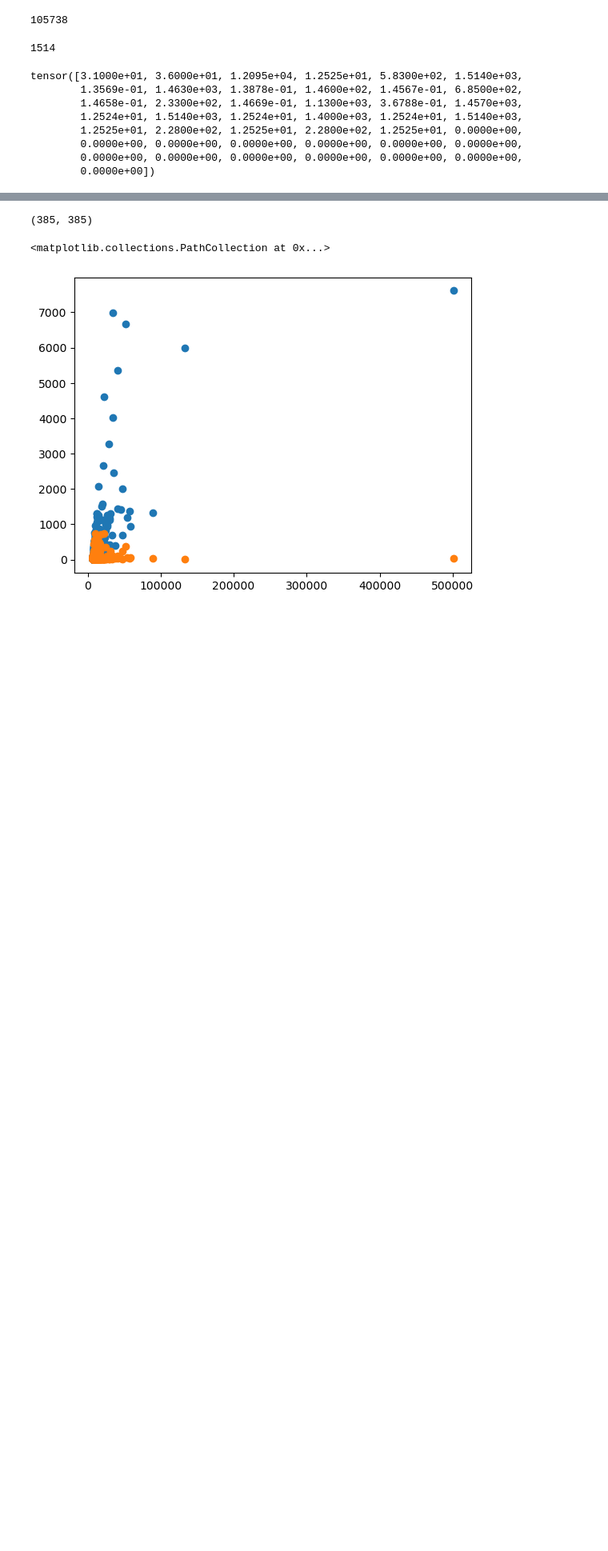
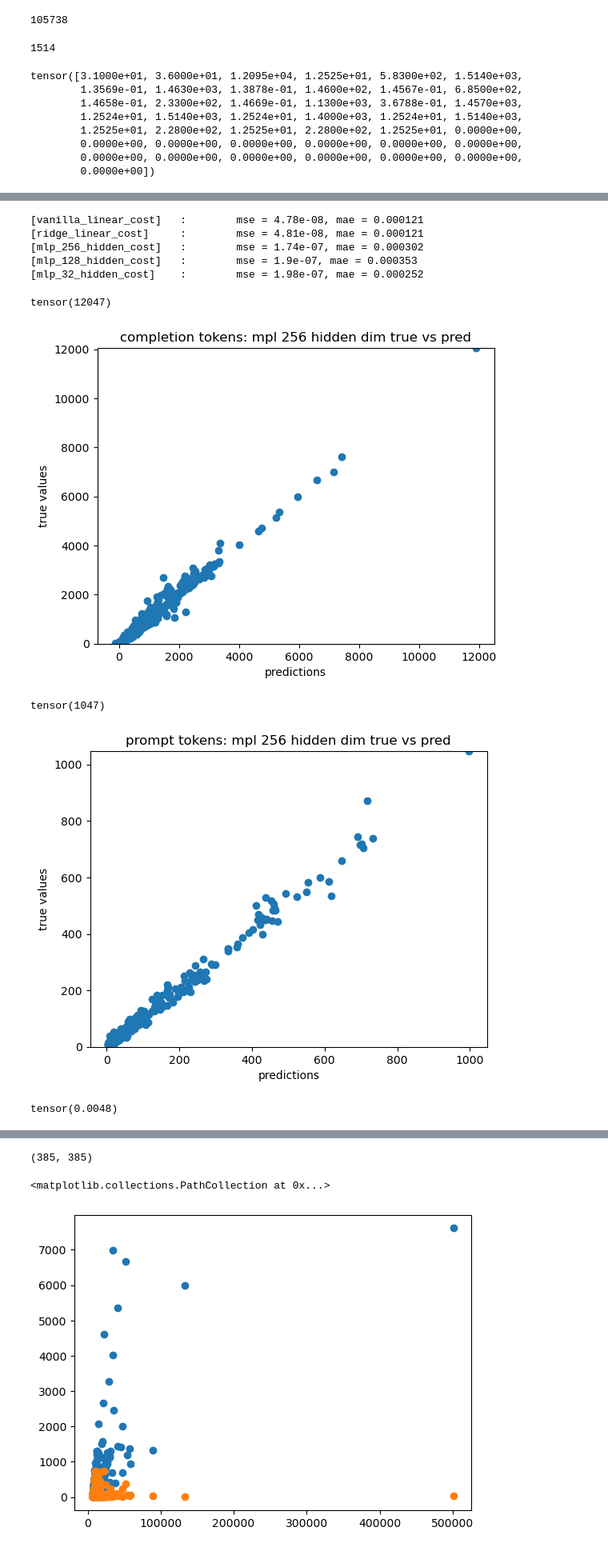
Before and after one commit to noise-course/course-project-zroe1, a Jupyter notebook: main.ipynb, the cells around one changed output, grey strips where cells are left out. Shown at 80% size. Saved outputs shown, nothing was run; the diff lists cells and outputs as text; code cells hidden in the pictures; blank space fills up the shorter version.

Commit message:
trained models

```diff
--- a/main.ipynb
+++ b/main.ipynb
@@ -462,0 +537,16 @@ plt.show()
+# %%
+prompt_models = dict()
+
+prompt_models['vanilla_linear_prompt'] = train_linear(train_x, prompt_y)
+prompt_models['ridge_linear_prompt'] = train_ridge(train_x, prompt_y)
+prompt_models['mlp_256_hidden_prompt'] = trian_mlp(256, train_x, prompt_y)
+prompt_models['mlp_128_hidden_prompt'] = trian_mlp(128, train_x, prompt_y)
+prompt_models['mlp_32_hidden_prompt'] = trian_mlp(32, train_x, prompt_y)
+# %%
+cost_models = dict()
+
+cost_models['vanilla_linear_cost'] = train_linear(train_x, costs_y)
+cost_models['ridge_linear_cost'] = train_ridge(train_x, costs_y)
+cost_models['mlp_256_hidden_cost'] = trian_mlp(256, train_x, costs_y, lr=10.0)
+cost_models['mlp_128_hidden_cost'] = trian_mlp(128, train_x, costs_y, lr=10.0)
+cost_models['mlp_32_hidden_cost'] = trian_mlp(32, train_x, costs_y, lr=10.0)
@@ -462,0 +585,36 @@ plt.show()
+# %%
+evalute_models(cost_models, train_x, costs_y)
+# %% [output]
+[vanilla_linear_cost]   :        mse = 4.78e-08, mae = 0.000121
+[ridge_linear_cost]     :        mse = 4.81e-08, mae = 0.000121
+[mlp_256_hidden_cost]   :        mse = 1.74e-07, mae = 0.000302
+[mlp_128_hidden_cost]   :        mse = 1.9e-07, mae = 0.000353
+[mlp_32_hidden_cost]    :        mse = 1.98e-07, mae = 0.000252
+# %%
+def plot_true_vs_pred(model, is_linear, train, ys, title):
+    preds = None
+
+    if is_linear:
+        preds = model.predict(train)
+    else:
+        with torch.no_grad():
+            preds = model(train)
+
+    plt.scatter(preds, ys)
+    plt.title(title)
+    plt.xlabel("predictions")
+    plt.ylabel("true values")
+    print(max(ys))
+    # if 'mlp_256_hidden_cost'
+    plt.ylim(0 , max(ys))
+    plt.show()
+
+plot_true_vs_pred(completion_models['mlp_256_hidden_completion'], False, train_x, completion_y, title="completion tokens: mpl 256 hidden dim true vs pred")
+plot_true_vs_pred(prompt_models['mlp_256_hidden_prompt'], False, train_x, prompt_y, title="prompt tokens: mpl 256 hidden dim true vs pred")
+plot_true_vs_pred(cost_models['vanilla_linear_cost'], True, train_x, costs_y, title="api cost: mpl 256 hidden dim true vs pred")
+# %% [output]
+tensor(12047)
+[figure, added]
+tensor(1047)
+[figure, added]
+tensor(0.0048)
```
Also changed, not shown: parts of 10 cells of this notebook.
